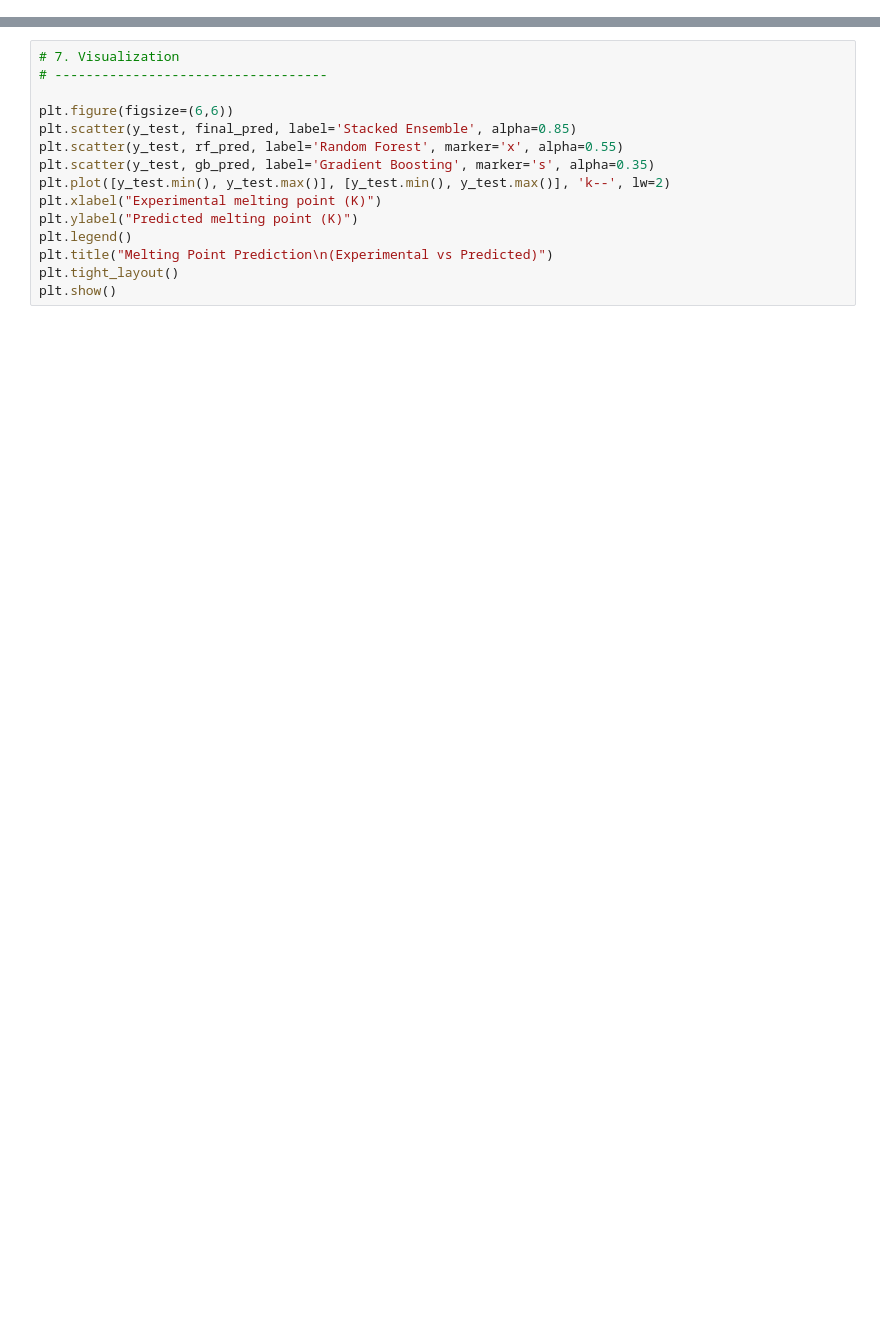
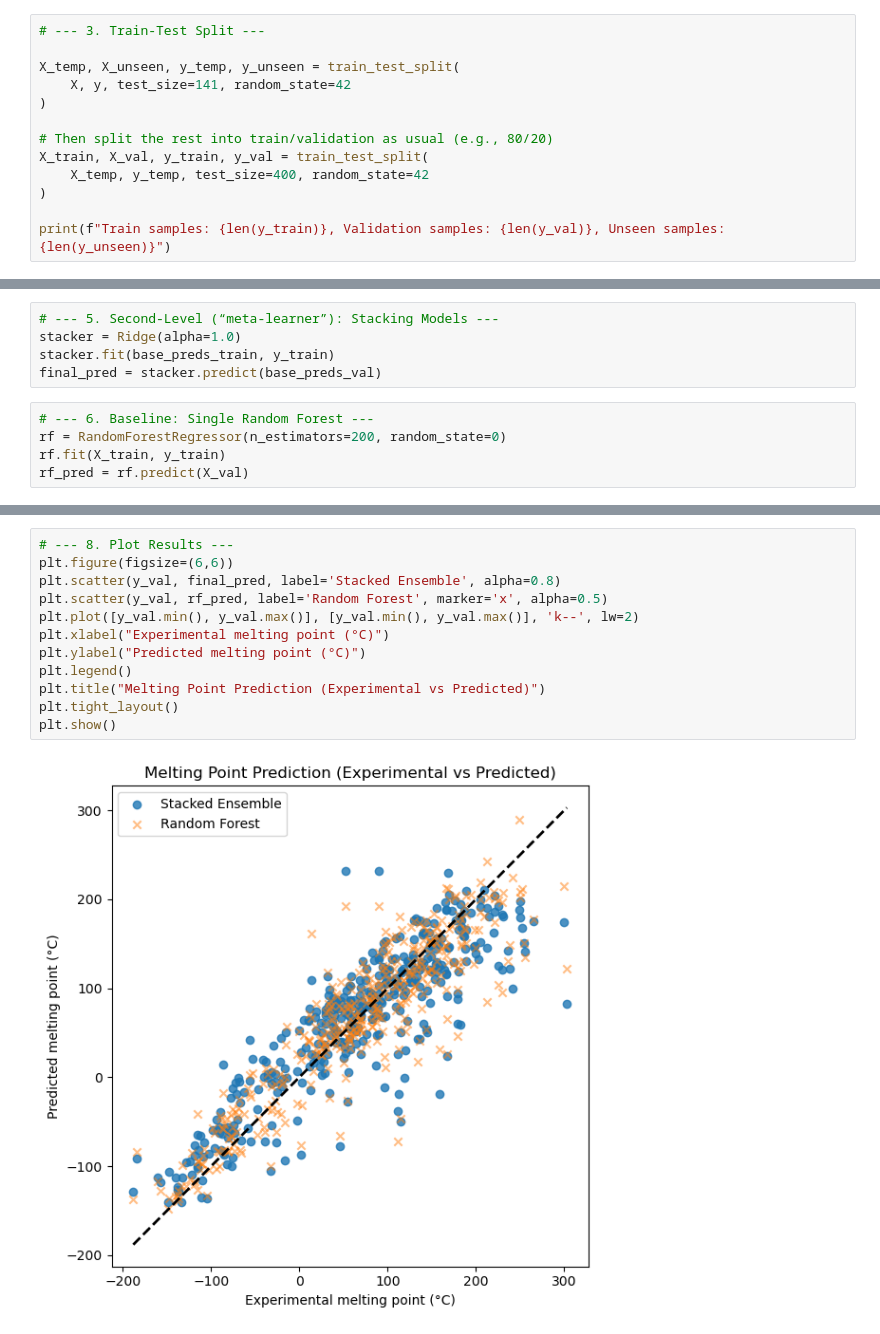
Before and after one commit to submerged-in-matrix/materials-ml-projects-, a Jupyter notebook: Projects/P_4_MP_Pred_2_Lvl_Ensemble/P_4_MP_Pred_2_Lvl_Ensemble.ipynb, the cells around one changed output, grey strips where cells are left out. Cells and saved outputs as stored; diff of their text form; blank space fills up the shorter version.

```diff
--- a/Projects/P_4_MP_Pred_2_Lvl_Ensemble/P_4_MP_Pred_2_Lvl_Ensemble.ipynb
+++ b/Projects/P_4_MP_Pred_2_Lvl_Ensemble/P_4_MP_Pred_2_Lvl_Ensemble.ipynb
@@ -198,0 +117,13 @@ print(f"Train samples: {X_train.shape[0]}, Test samples: {X_test.shape[0]}")
+# %%
+# --- 3. Train-Test Split ---
+
+X_temp, X_unseen, y_temp, y_unseen = train_test_split(
+    X, y, test_size=141, random_state=42
+)
+
+# Then split the rest into train/validation as usual (e.g., 80/20)
+X_train, X_val, y_train, y_val = train_test_split(
+    X_temp, y_temp, test_size=400, random_state=42
+)
+
+print(f"Train samples: {len(y_train)}, Validation samples: {len(y_val)}, Unseen samples: {len(y_unseen)}")
@@ -228 +152,11 @@ print(f"Shape of first-level prediction matrix (train): {base_preds_train.shape}
+# %%
+# --- 5. Second-Level (“meta-learner”): Stacking Models ---
+stacker = Ridge(alpha=1.0)
+stacker.fit(base_preds_train, y_train)
+final_pred = stacker.predict(base_preds_val)
+# %%
+# --- 6. Baseline: Single Random Forest ---
+rf = RandomForestRegressor(n_estimators=200, random_state=0)
+rf.fit(X_train, y_train)
+rf_pred = rf.predict(X_val)
 # %%
@@ -264,15 +185,14 @@ regression_report(y_test, gb_pred, "Gradient Boosting")
 # %%
-# 7. Visualization
-# -----------------------------------
-
+# --- 8. Plot Results ---
 plt.figure(figsize=(6,6))
-plt.scatter(y_test, final_pred, label='Stacked Ensemble', alpha=0.85)
-plt.scatter(y_test, rf_pred, label='Random Forest', marker='x', alpha=0.55)
-plt.scatter(y_test, gb_pred, label='Gradient Boosting', marker='s', alpha=0.35)
-plt.plot([y_test.min(), y_test.max()], [y_test.min(), y_test.max()], 'k--', lw=2)
-plt.xlabel("Experimental melting point (K)")
-plt.ylabel("Predicted melting point (K)")
+plt.scatter(y_val, final_pred, label='Stacked Ensemble', alpha=0.8)
+plt.scatter(y_val, rf_pred, label='Random Forest', marker='x', alpha=0.5)
+plt.plot([y_val.min(), y_val.max()], [y_val.min(), y_val.max()], 'k--', lw=2)
+plt.xlabel("Experimental melting point (°C)")
+plt.ylabel("Predicted melting point (°C)")
 plt.legend()
-plt.title("Melting Point Prediction\n(Experimental vs Predicted)")
+plt.title("Melting Point Prediction (Experimental vs Predicted)")
 plt.tight_layout()
 plt.show()
+# %% [output]
+[figure, added]
```
Also changed, not shown: parts of 14 cells of this notebook.
